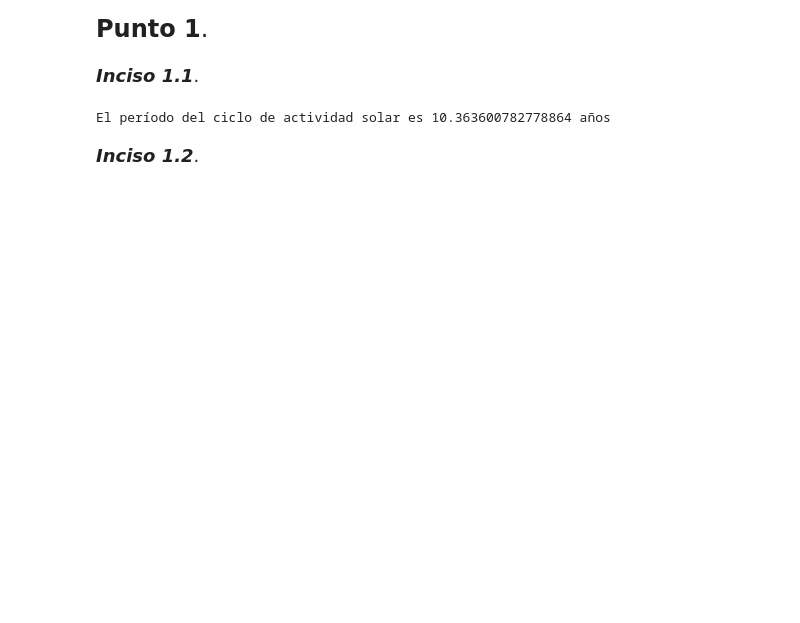
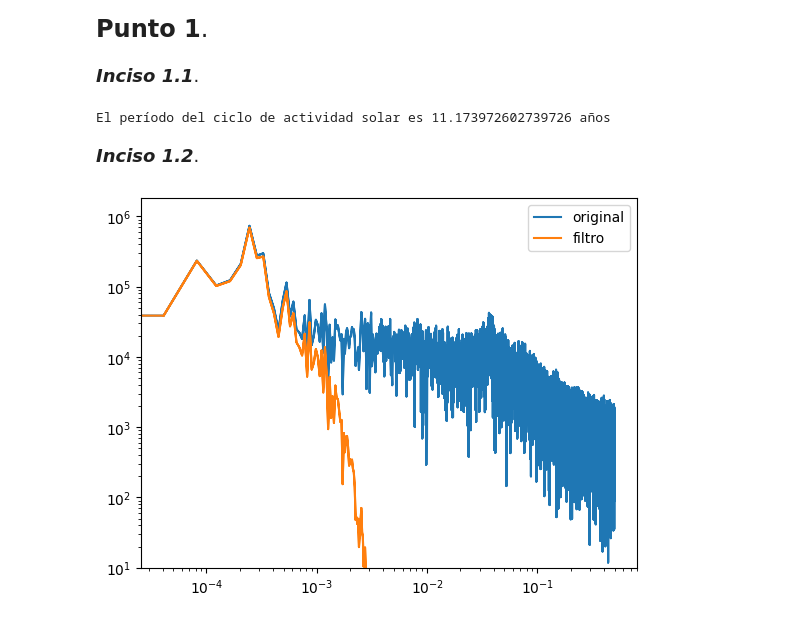
Before and after one commit to danielF235/Met-Comp2-G15, a Jupyter notebook: nuevotaller2.ipynb, the cells around one changed output. Saved outputs shown, nothing was run; the diff lists cells and outputs as text; code cells hidden in the pictures; blank space fills up the shorter version.

```diff
--- a/nuevotaller2.ipynb
+++ b/nuevotaller2.ipynb
@@ -1,14 +1,21 @@
 # %%
+import pandas as pd
+import matplotlib.pyplot as plt
 import numpy as np
-import matplotlib.pyplot as plt
-import pandas as pd
 
-url = "https://ngdc.noaa.gov/stp/space-weather/solar-data/solar-indices/sunspot-numbers/american/lists/list_aavso-arssn_daily.txt"
-ignore = 26665-26481
-datos_todos = np.genfromtxt(url, skip_header=2,  skip_footer=ignore ).astype(int)
-columna_tercera = datos_todos[:, 2]
-columna_cuarta = datos_todos[:, 3]
-dias = np.arange(1, 26479+ 1)
+
+link = "https://ngdc.noaa.gov/stp/space-weather/solar-data/solar-indices/sunspot-numbers/american/lists/list_aavso-arssn_daily.txt"
+nombres_colum = ['year', 'month', 'day', "SSN"]
+
+datos_todos = pd.read_csv(link, delim_whitespace=True, skiprows=2, names=nombres_colum)
+
+datos_todos['fecha'] = pd.to_datetime(datos_todos[['year', 'month', 'day']])
+
+fecha_limite = pd.to_datetime("2012-01-01")
+datos_hasta_2012 = datos_todos[datos_todos['fecha'] < fecha_limite]
+columna_cuarta = datos_hasta_2012['SSN'].to_numpy().astype(int)
+array_columna_3 = datos_hasta_2012['day'].to_numpy()
+dias = np.arange(1, len(array_columna_3)+ 1)
 # %% [markdown]
 <font size="5">**Punto 1**.</font>
 # %% [markdown]
@@ -27,14 +34,26 @@ modulo_max,frecuencia_principal=modulo[indice_max+1],np.abs(frecuencias[indice_m
 periodo=(1/frecuencia_principal)/365
 print("El período del ciclo de actividad solar es " + str(periodo)+ " años")
 # %% [output]
-El período del ciclo de actividad solar es 10.363600782778864 años
+El período del ciclo de actividad solar es 11.173972602739726 años
 # %% [markdown]
 <font size="4">***Inciso 1.2***.</font>
 # %%
 #1.2.a
 frecuencias_abs=np.abs(frecuencias)
 
 def gauss(alpha,f):
     return np.exp(-(alpha*f)**2)
 
 t_filtrada=transformada*gauss(1000,frecuencias_abs)
+
+plt.plot(frecuencias_abs,modulo,label="original")
+
+plt.plot(frecuencias_abs,np.abs(t_filtrada),label="filtro")
+
+plt.ylim(10,)
+plt.xscale("log")
+plt.yscale("log")
+plt.legend()
+plt.show()
+# %% [output]
+[figure, added]
```
Also changed, not shown: parts of 2 cells of this notebook, 1 other file.
